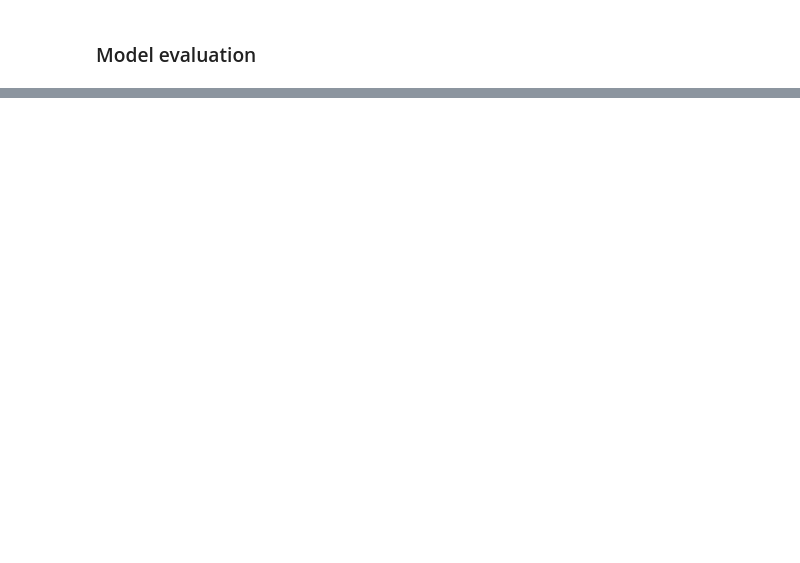
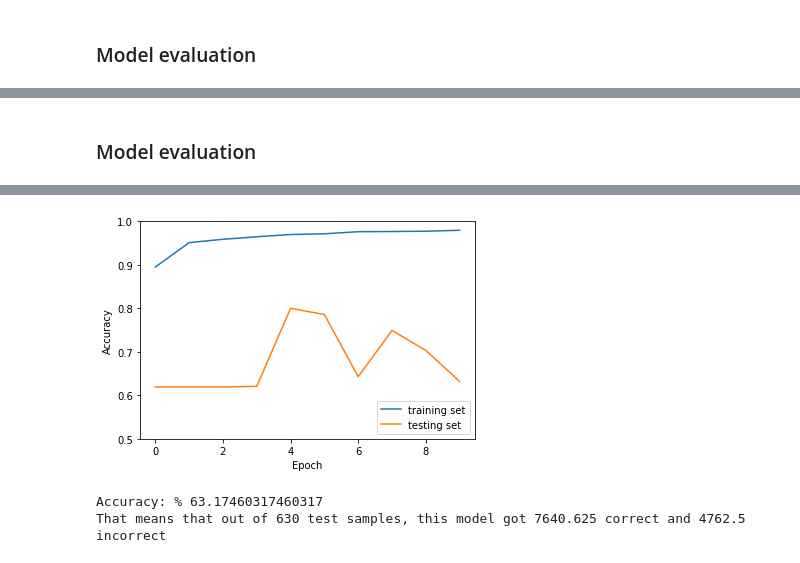
Before and after one commit to Demesmaeker/DL_computer_vision_Pneumonia, a Jupyter notebook: 00_Preprocessing.ipynb, the cells around one changed output, grey strips where cells are left out. Cells and saved outputs as stored; diff of their text form; code cells hidden in the pictures; blank space fills up the shorter version.

```diff
--- a/00_Preprocessing.ipynb
+++ b/00_Preprocessing.ipynb
@@ -301,0 +560,3 @@ That means that out of 630 test samples, this model got 483 correct and 147 inco
+# %%
+kernel_size = (3, 3)
+input_size = 150
@@ -301,0 +624,10 @@ That means that out of 630 test samples, this model got 483 correct and 147 inco
+# %%
+model.compile(optimizer='adam',
+              loss='binary_crossentropy',
+              metrics=['accuracy'])
+
+
+
+history = model.fit(x_train, y_train[:,0], epochs=10,
+                    batch_size = 32,
+                    validation_data=(x_test, y_test[:,0]))
@@ -301,0 +655,12 @@ That means that out of 630 test samples, this model got 483 correct and 147 inco
+# %% [markdown]
+### Model evaluation
+# %%
+plt.plot(history.history['accuracy'], label='training set')
+plt.plot(history.history['val_accuracy'], label = 'testing set')
+plt.xlabel('Epoch')
+plt.ylabel('Accuracy')
+plt.ylim([0.5, 1])
+plt.legend(loc='lower right')
+
+test_loss, test_acc = model.evaluate(x_test,  y_test[:,0], verbose=2)
+# %% [output]
@@ -301,0 +668,14 @@ That means that out of 630 test samples, this model got 483 correct and 147 inco
+[figure, added]
+# %%
+from sklearn.metrics import accuracy_score, confusion_matrix
+predictions = model.predict(x_test)
+
+print("Accuracy: %", accuracy_score(y_test[:, 0], np.round(predictions)) * 100)
+
+correct_preds = (y_test[:, 0] == np.round(predictions))
+print("That means that out of", y_test[:, 0].shape[0] ,"test samples, this model got",
+      np.where(correct_preds)[0].size, "correct and",
+      np.where(~correct_preds)[0].size, "incorrect")
+# %% [output]
+Accuracy: % 63.17460317460317
+That means that out of 630 test samples, this model got 7640.625 correct and 4762.5 incorrect
```
Also changed, not shown: parts of 38 cells of this notebook.
